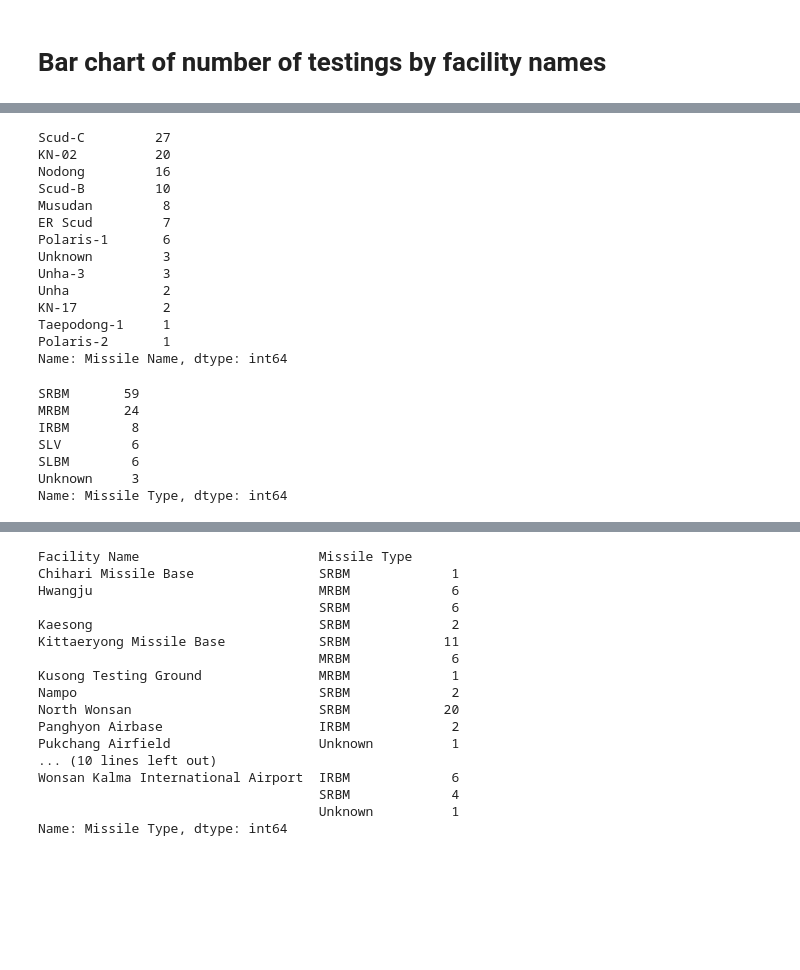
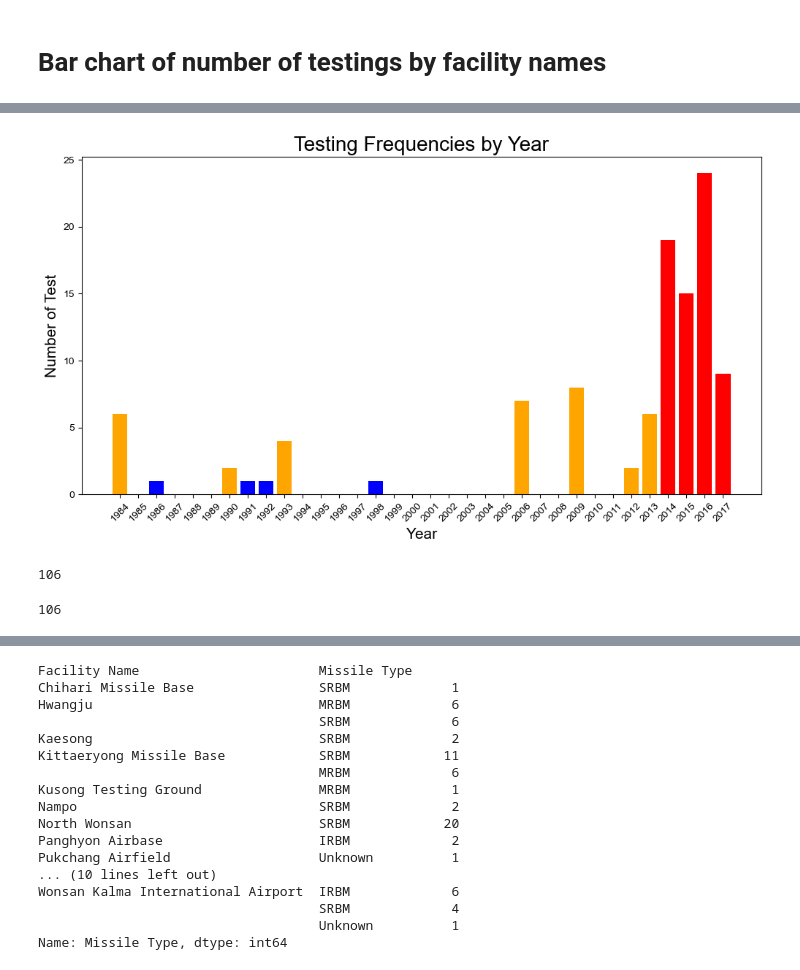
Before and after one commit to mesege1/dprk_missile_stats, a Jupyter notebook: nk_missiles.ipynb, the cells around one changed output, grey strips where cells are left out. Drawn from its saved outputs; the diff is of its cells as text; code cells hidden in the pictures; blank space fills up the shorter version.

```diff
--- a/nk_missiles.ipynb
+++ b/nk_missiles.ipynb
@@ -109,3 +101,5 @@ plt.show()
+# %%
+plt.rcParams["font.family"] = "Arial"
 # %%
 missile_stats['Year'] = pd.to_datetime(missile_stats['Date']).dt.year
 
@@ -125,7 +120,0 @@ plt.show()
-# %%
-missile_stats['Frequencies'] = missile_stats['Facility Name'].map(facility_frequencies)
-
-
-# plt.xlabel('Number of Views (In Millions)')
-# plt.ylabel('Channel Names')
-# plt.title('The Most Viewed YouTube Channels (Nov 2017 - Jun 2018)')
@@ -131,0 +129,44 @@ missile_stats['Frequencies'] = missile_stats['Facility Name'].map(facility_frequ
+# %%
+missile_stats['Year'] = pd.to_datetime(missile_stats['Date']).dt.year
+
+yearly_frequencies = missile_stats['Year'].value_counts().sort_index()
+
+all_years = pd.Series(range(yearly_frequencies.index.min(), yearly_frequencies.index.max() + 1))
+#yearly_frequencies = yearly_frequencies.reindex(all_years).fillna(0)
+
+average = yearly_frequencies.mean()
+q1 = yearly_frequencies.quantile(0.25)
+q3 = yearly_frequencies.quantile(0.75)
+
+color_q1 = 'blue'  # Color for below 1st quartile
+color_mean = 'orange'  # Color for between 1st quartile and 3rd quartile
+color_q3 = 'red'  # Color for above 3rd quartile
+
+bar_colors = []
+for freq in yearly_frequencies.values:
+    if freq < q1:
+        bar_colors.append(color_q1)
+    elif freq > q3:
+        bar_colors.append(color_q3)
+    else:
+        bar_colors.append(color_mean)
+
+plt.figure(figsize=(12, 6))
+plt.bar(yearly_frequencies.index, yearly_frequencies.values, color=bar_colors)
+
+plt.tick_params(axis='x', labelsize=10)
+plt.xticks(all_years, rotation = 45)
+
+plt.xlabel('Year', size=15)
+plt.ylabel('Number of Test', size=15)
+plt.title('Testing Frequencies by Year', size=20)
+
+
+# plt.text(1, 4, 'Kim, Il-sung', fontsize=5, color='gray')
+# plt.text(3, 4, 'Kim, Jong-il', fontsize=5, color='gray')
+# plt.text(5, 4, 'Kim, Jong-un', fontsize=5, color='gray')
+
+#plt.tight_layout()
+plt.show()
+# %% [output]
+[figure, added]
@@ -150,32 +193,13 @@ map_fig2.update_layout(mapbox_style="carto-positron", title_font_size=25, title_
 map_fig2.update_layout(margin_autoexpand=True)
 # %%
 missile_names = missile_stats["Missile Name"].value_counts()
-missile_names
+missile_names.sum()
 # %% [output]
-Scud-C         27
-KN-02          20
-Nodong         16
-Scud-B         10
-Musudan         8
-ER Scud         7
-Polaris-1       6
-Unknown         3
-Unha-3          3
-Unha            2
-KN-17           2
-Taepodong-1     1
-Polaris-2       1
-Name: Missile Name, dtype: int64
+106
 # %%
 missile_types = missile_stats["Missile Type"].value_counts()
-missile_types
+missile_types.sum()
 # %% [output]
-SRBM       59
-MRBM       24
-IRBM        8
-SLV         6
-SLBM        6
-Unknown     3
-Name: Missile Type, dtype: int64
+106
 # %%
 facility_names = missile_stats["Facility Name"].value_counts()
```
Also changed, not shown: parts of 7 cells of this notebook.
